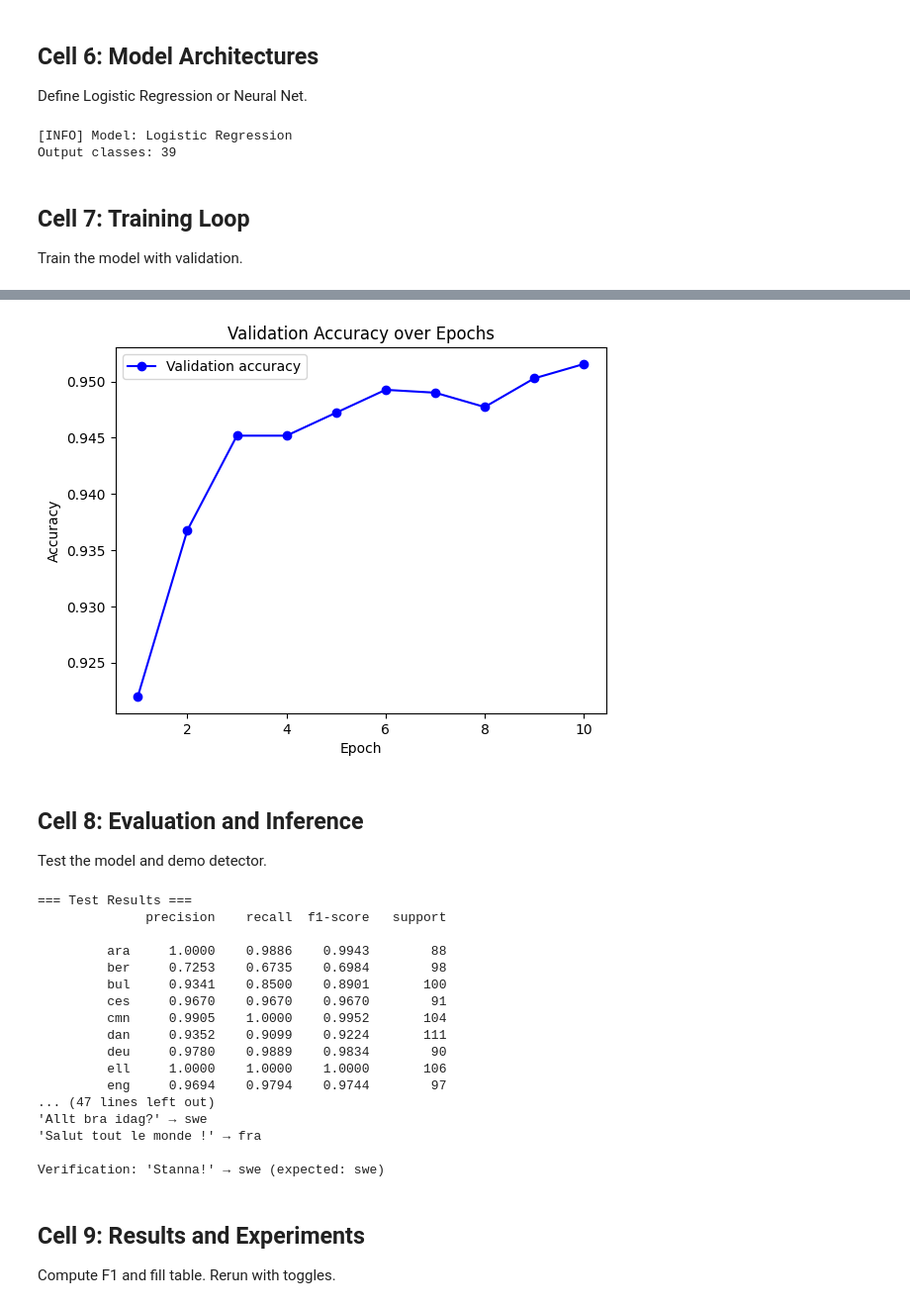
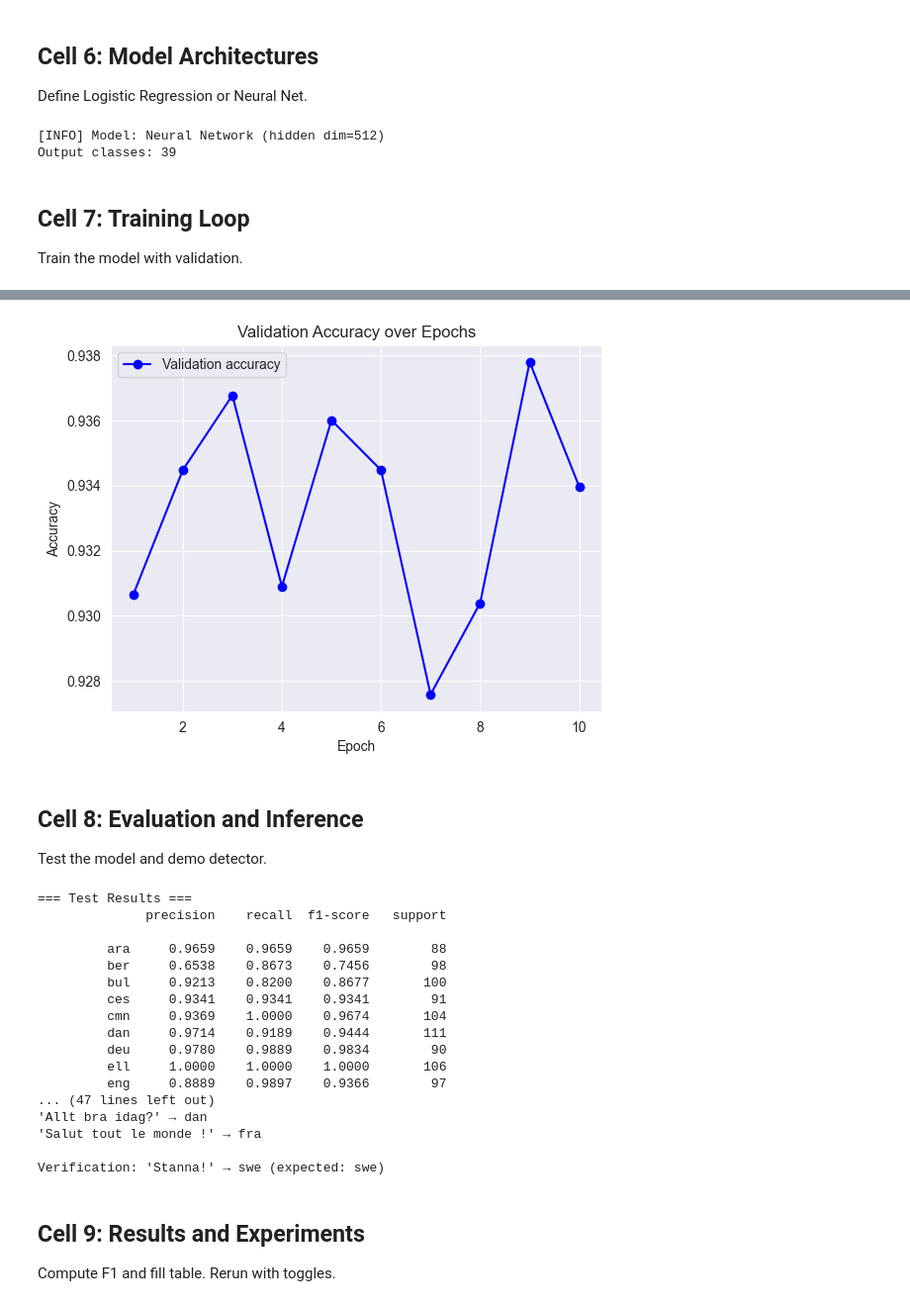
Before and after one commit to JotaN98/MScDataScience_AI, a Jupyter notebook: Lab4/lab_4.ipynb, the cells around one changed output, grey strips where cells are left out. Shown at 99% size. Saved outputs shown, nothing was run; the diff lists cells and outputs as text; code cells hidden in the pictures.

```diff
--- a/Lab4/lab_4.ipynb
+++ b/Lab4/lab_4.ipynb
@@ -95,7 +95,7 @@ Define hyperparameters and create language-to-index mappings.
 SMALL_DATASET_PATH = 'small_dataset'  # Already resolved above
 
 REL_FREQ = True  # TODO: Experiment: Set to False for Boolean encoding (presence only)
-HIDDEN_LAYER = False  # TODO: Experiment: Set to True for Neural Network with hidden layer
+HIDDEN_LAYER = True  # TODO: Experiment: Set to True for Neural Network with hidden layer
 HIDDEN_DIM = 512  # Hidden layer size (only used if HIDDEN_LAYER=True)
 EPOCHS = 10
 BATCH_SIZE = 32
@@ -119,11 +119,15 @@ langs = sorted(list(set(lang_freqs.keys())))
 
 # TODO============================== Student Task 1 - Create idx2lang: A dictionary mapping indices (0 to len(langs)-1) to language codes
 # Example: {0: 'ara', 1: 'ber', ...}
-idx2lang = { 0: 'ara', 1: 'ber', 2: 'bul', 3: 'ces', 4: 'cmn'}
+idx2lang = {}
+for i, lang in enumerate(langs):
+    idx2lang[i] = lang
 
 # TODO==============================: Student Task 2 - Create lang2idx: The reverse mapping (language code to index)
 # Example: {'ara': 0, 'ber': 1, ...}
-lang2idx = {'ara': 0, 'ber': 1, 'bul': 2, 'ces': 3, 'cmn': 4}
+lang2idx = {}
+for k,v in idx2lang.items():
+    lang2idx[v] = k
 
 print(f"[INFO] Detected {len(langs)} languages: {langs[:5]}...")
 print("Sample idx2lang:", dict(list(idx2lang.items())[:5]))
@@ -311,12 +315,12 @@ Define Logistic Regression or Neural Net.
 if HIDDEN_LAYER:
     model = nn.Sequential(
         #  Task 8 ====================TODO: Your code here
-
+        nn.Linear(input_dim, HIDDEN_DIM), nn.ReLU(),nn.Linear(HIDDEN_DIM, len(langs)),
     )
 else:
     model = nn.Sequential(
         #  Task 9====================TODO: Your code here
-
+        nn.Linear(input_dim, len(langs))
     )
 
 print(f"[INFO] Model: {'Neural Network (hidden dim=' + str(HIDDEN_DIM) + ')' if HIDDEN_LAYER else 'Logistic Regression'}")
@@ -330,7 +334,7 @@ optimizer = torch.optim.NAdam(model.parameters(), lr=0.01)
 dataset = TensorDataset(X_train, y_train)
 dataloader = DataLoader(dataset, batch_size=BATCH_SIZE, shuffle=True)
 # %% [output]
-[INFO] Model: Logistic Regression
+[INFO] Model: Neural Network (hidden dim=512)
 Output classes: 39
 # %% [markdown]
 ## Cell 7: Training Loop
@@ -366,7 +370,19 @@ for epoch in tqdm(range(EPOCHS), desc="Training"):
     # Hint: Reuse train logic but without gradients/optimizer
     model.eval()
     #your code
+    loss_val_epoch = 0.0
+    correct_val = 0
+    total_val = 0
+    with torch.no_grad():
+        y_v_pred = model(X_val)
+        loss = loss_fn(y_v_pred, y_val)
+        loss_val_epoch = loss.item() * len(X_val)
+        _, predicted = torch.max(y_v_pred.data, 1)
+        total_val = len(y_val)
+        correct_val = (predicted == y_val).sum().item()
 
+    loss_val = loss_val_epoch / total_val
+    acc_val = correct_val / total_val
 
 
     loss_train_history.append(avg_loss_train)
@@ -394,4 +410,4 @@ Epoch 10: Train Acc: 0.9908, Val Acc: 0.9516
-[figure, old version]
+[figure, new version]
 # %% [markdown]
 ## Cell 8: Evaluation and Inference
 Test the model and demo detector.
@@ -432,17 +448,17 @@ print(f"\nVerification: 'Stanna!' → {pred_example} (expected: swe)")
 === Test Results ===
               precision    recall  f1-score   support
 
-         ara     1.0000    0.9886    0.9943        88
-         ber     0.7253    0.6735    0.6984        98
-         bul     0.9341    0.8500    0.8901       100
-         ces     0.9670    0.9670    0.9670        91
-         cmn     0.9905    1.0000    0.9952       104
-         dan     0.9352    0.9099    0.9224       111
+         ara     0.9659    0.9659    0.9659        88
+         ber     0.6538    0.8673    0.7456        98
+         bul     0.9213    0.8200    0.8677       100
+         ces     0.9341    0.9341    0.9341        91
+         cmn     0.9369    1.0000    0.9674       104
+         dan     0.9714    0.9189    0.9444       111
          deu     0.9780    0.9889    0.9834        90
          ell     1.0000    1.0000    1.0000       106
-         eng     0.9694    0.9794    0.9744        97
+         eng     0.8889    0.9897    0.9366        97
 ... (47 lines left out)
-'Allt bra idag?' → swe
+'Allt bra idag?' → dan
 'Salut tout le monde !' → fra
 
 Verification: 'Stanna!' → swe (expected: swe)
```
Also changed, not shown: parts of 3 cells of this notebook.
